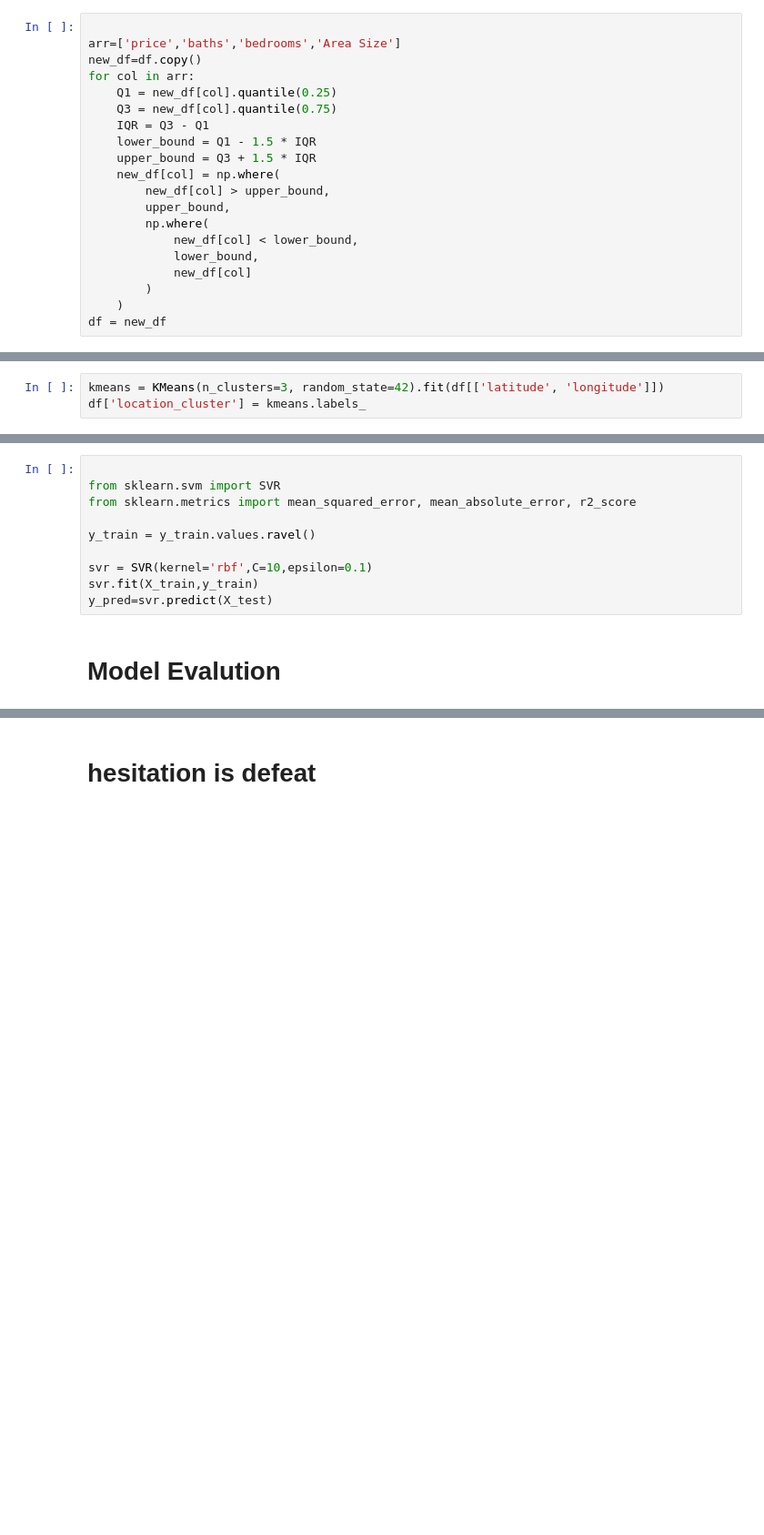
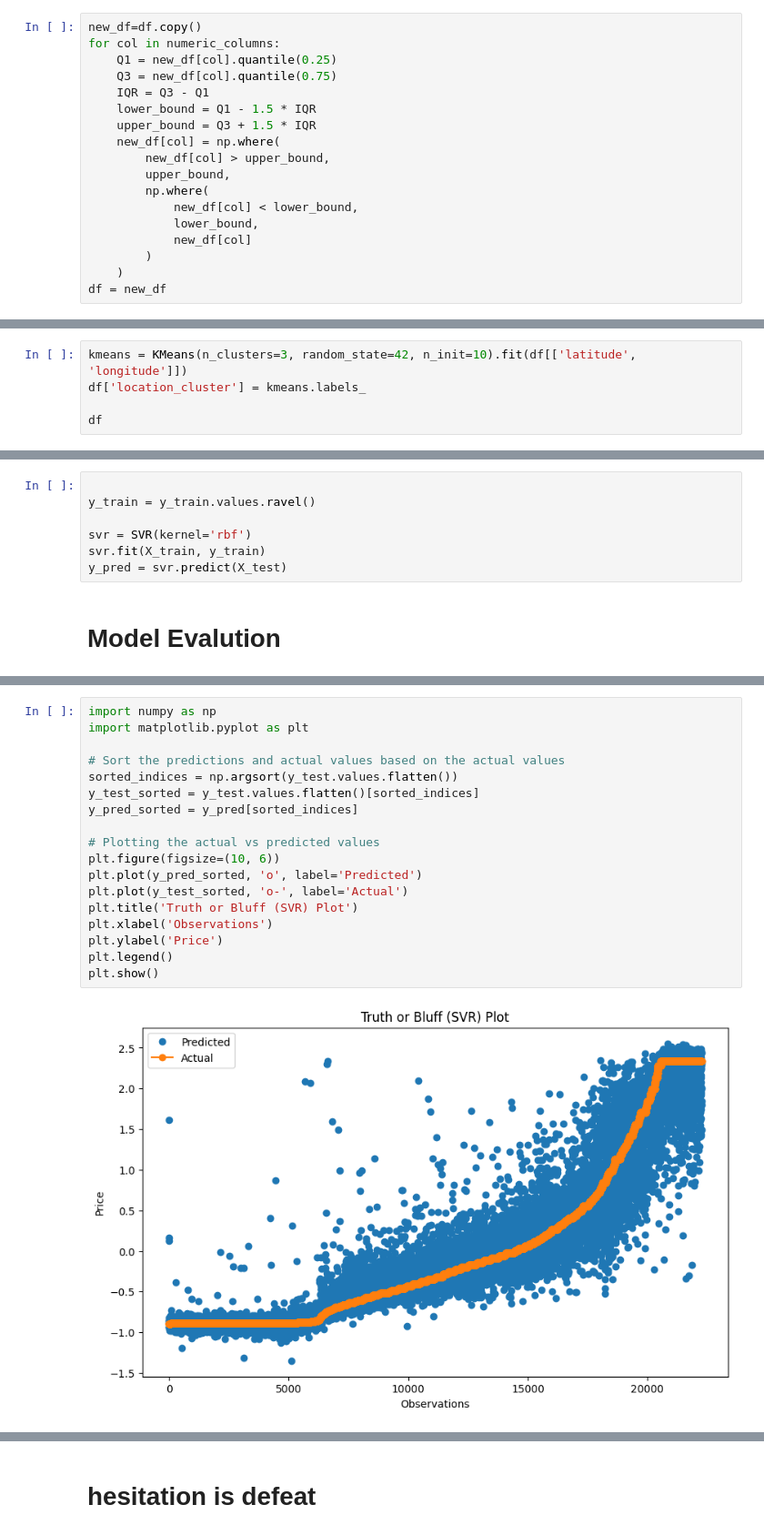
Before and after one commit to khaaaleed-5/Advanced-ML, a Jupyter notebook: SVM/SVM.ipynb, the cells around one changed output, grey strips where cells are left out. Shown at 91% size. Drawn from its saved outputs; the diff is of its cells as text; blank space fills up the shorter version.

```diff
--- a/SVM/SVM.ipynb
+++ b/SVM/SVM.ipynb
@@ -159,10 +159,8 @@ visualize_boxplot(df, numeric_columns)
 [figure]
 [figure]
 # %%
-
-arr=['price','baths','bedrooms','Area Size']
 new_df=df.copy()
-for col in arr:
+for col in numeric_columns:
     Q1 = new_df[col].quantile(0.25)
     Q3 = new_df[col].quantile(0.75)
     IQR = Q3 - Q1
@@ -212,5 +210,7 @@ df
 # %% [markdown]
 # Feature Engineering
 # %%
-kmeans = KMeans(n_clusters=3, random_state=42).fit(df[['latitude', 'longitude']])
+kmeans = KMeans(n_clusters=3, random_state=42, n_init=10).fit(df[['latitude', 'longitude']])
 df['location_cluster'] = kmeans.labels_
+
+df
@@ -301,15 +315,12 @@ X_train.shape, y_train.shape
 # %% [markdown]
 # Model Traning
 # %%
-
-from sklearn.svm import SVR
-from sklearn.metrics import mean_squared_error, mean_absolute_error, r2_score
 
 y_train = y_train.values.ravel()
 
-svr = SVR(kernel='rbf',C=10,epsilon=0.1)
-svr.fit(X_train,y_train)
-y_pred=svr.predict(X_test)
+svr = SVR(kernel='rbf')
+svr.fit(X_train, y_train)
+y_pred = svr.predict(X_test)
 # %% [markdown]
 # Model Evalution
 # %%
@@ -329,0 +333,20 @@ Testing Accuracy: 93.24135747320373 %
+# %%
+import numpy as np
+import matplotlib.pyplot as plt
+
+# Sort the predictions and actual values based on the actual values
+sorted_indices = np.argsort(y_test.values.flatten())
+y_test_sorted = y_test.values.flatten()[sorted_indices]
+y_pred_sorted = y_pred[sorted_indices]
+
+# Plotting the actual vs predicted values
+plt.figure(figsize=(10, 6))
+plt.plot(y_pred_sorted, 'o', label='Predicted')
+plt.plot(y_test_sorted, 'o-', label='Actual')
+plt.title('Truth or Bluff (SVR) Plot')
+plt.xlabel('Observations')
+plt.ylabel('Price')
+plt.legend()
+plt.show()
+# %% [output]
+[figure, added]
```
Also changed, not shown: parts of 5 cells of this notebook.
